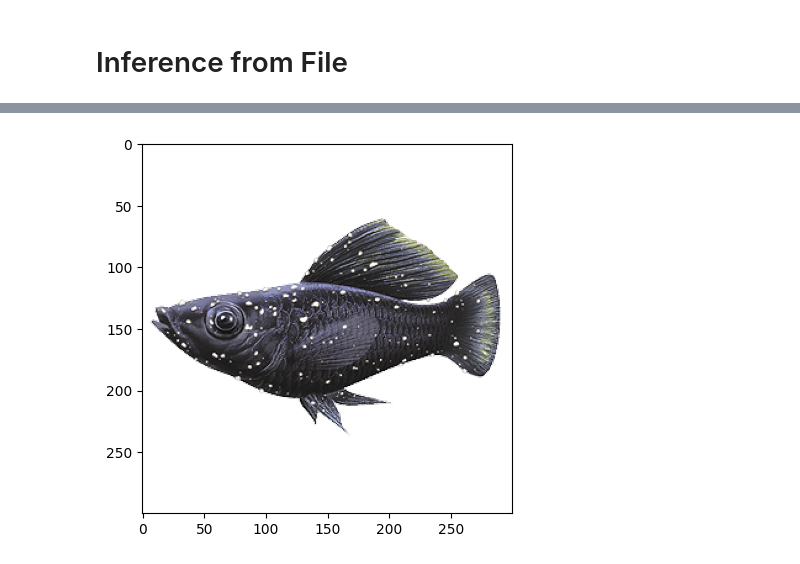
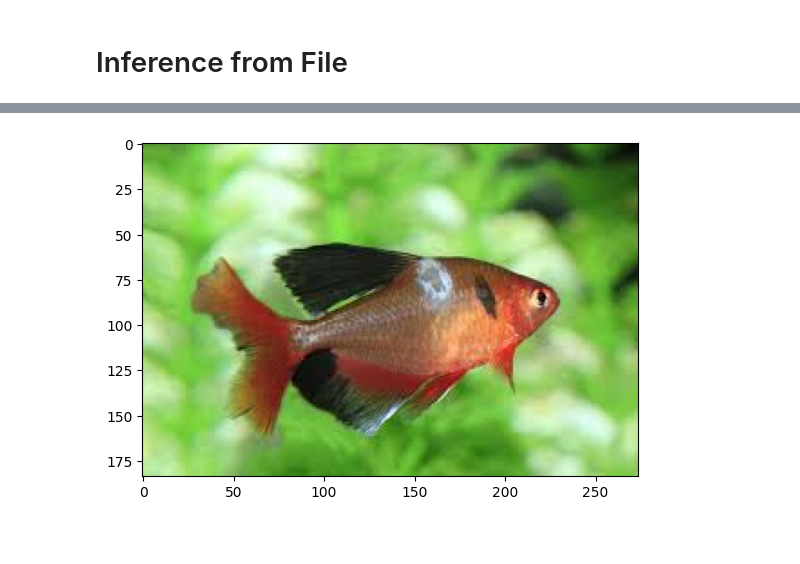
Before and after one commit to ShafeelxAhmed/Fish_Disease_Detection_using_ML, a Jupyter notebook: model.ipynb, the cells around one changed output, grey strips where cells are left out. Drawn from its saved outputs; the diff is of its cells as text; code cells hidden in the pictures; blank space fills up the shorter version.

Commit message:
final Resnet model

```diff
--- a/model.ipynb
+++ b/model.ipynb
@@ -372,5 +342,5 @@ def sample_predict(model, image_path):
     plt.imshow(img)
     print("Predicted class:", predicted_class)
 # %%
-sample_predict(model, "C:\\Users\\shafe\\Downloads\\BMolly_Ick.png")
+sample_predict(model, "C:/Users/shafe/Downloads/images (2).jpeg")
 # %% [output]
@@ -379 +349 @@ Predicted class: Viral diseases White tail disease
-[figure, old version]
+[figure, new version]
```
Also changed, not shown: parts of 8 cells of this notebook, 1 other file.
